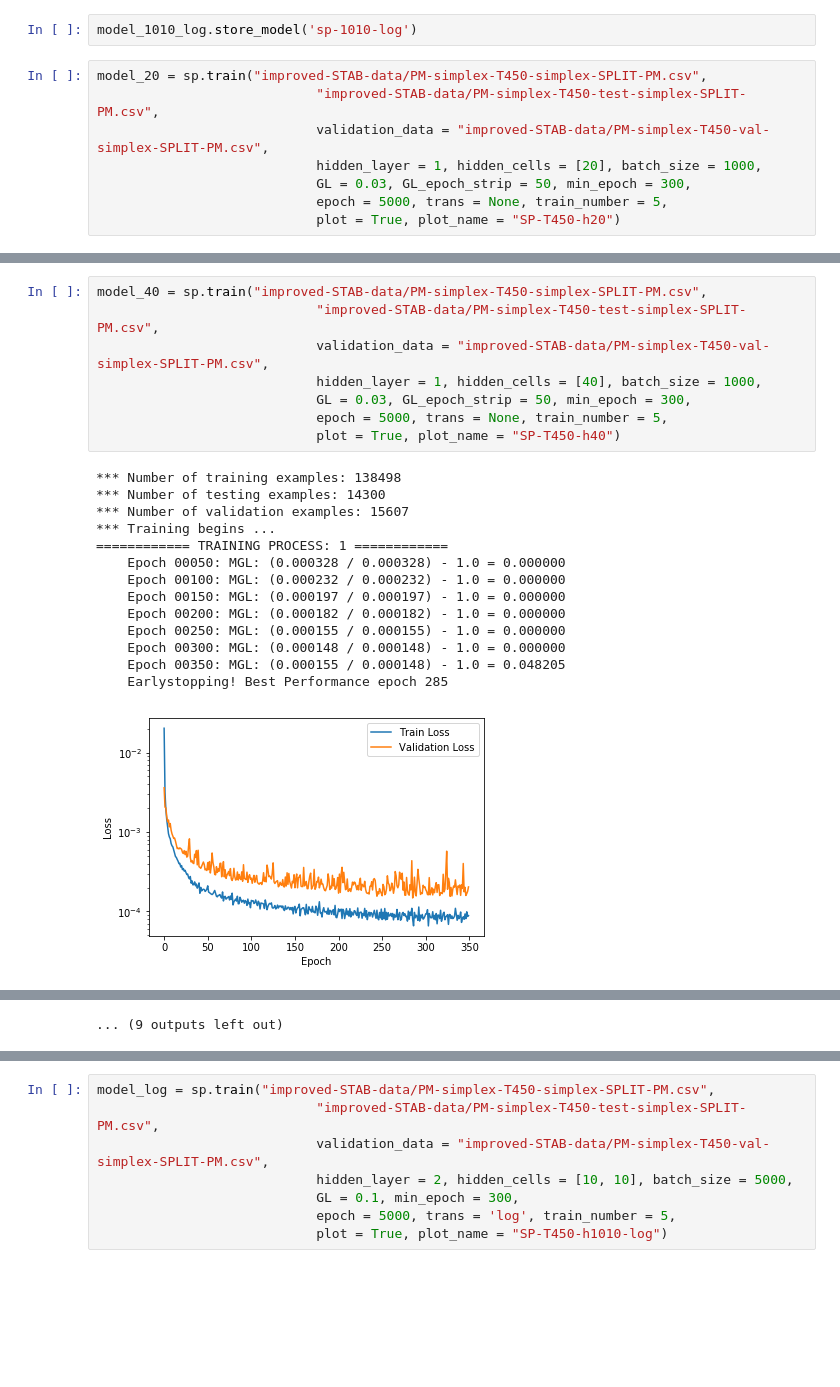
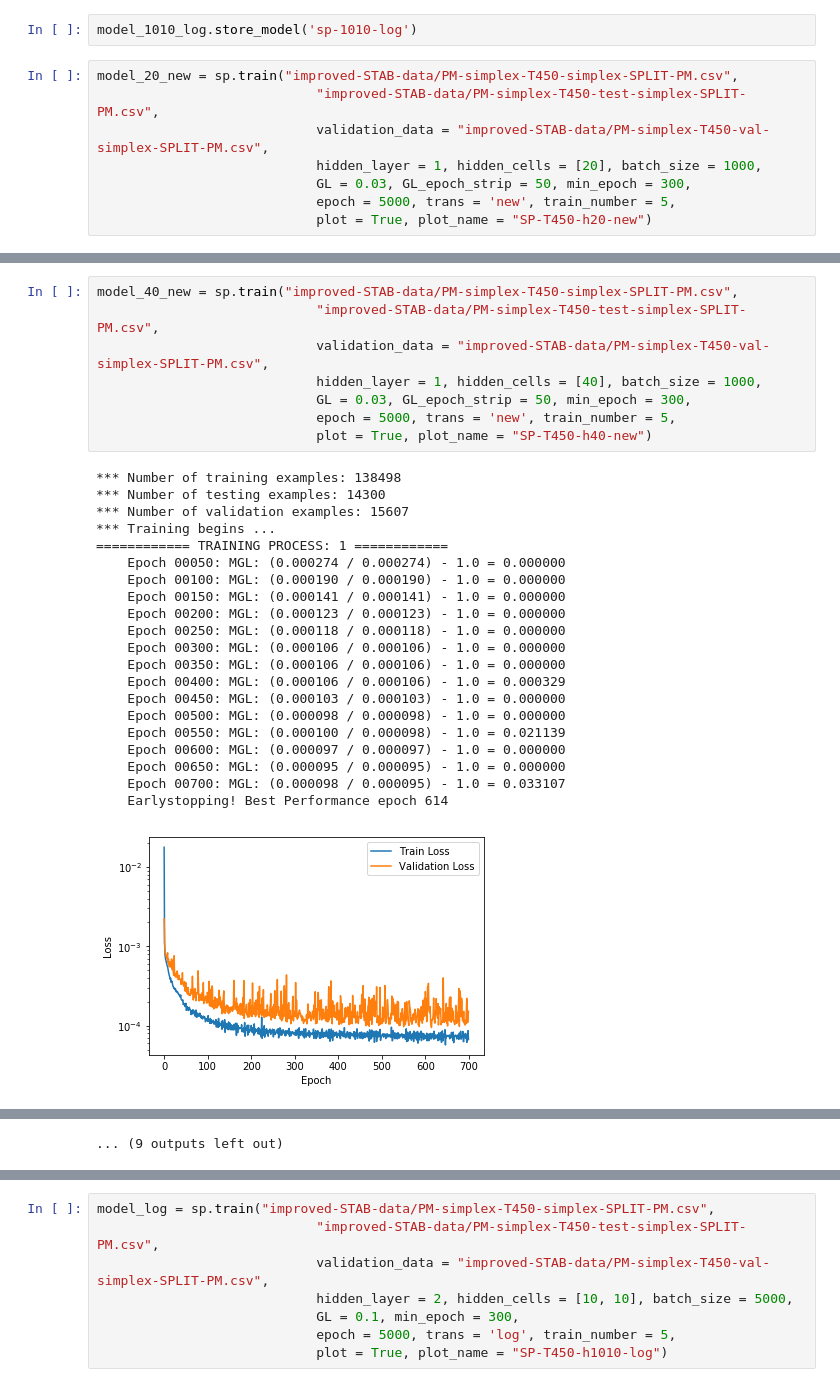
Before and after one commit to Arsennnic/ANN-FC-2.0, a Jupyter notebook: train_split.ipynb, the cells around one changed output, grey strips where cells are left out. Drawn from its saved outputs; the diff is of its cells as text; blank space fills up the shorter version.

```diff
--- a/train_split.ipynb
+++ b/train_split.ipynb
@@ -318,13 +318,13 @@ model_1010_new.store_model('sp-1010-new')
 # %%
 model_1010_log.store_model('sp-1010-log')
 # %%
-model_20 = sp.train("improved-STAB-data/PM-simplex-T450-simplex-SPLIT-PM.csv",
+model_20_new = sp.train("improved-STAB-data/PM-simplex-T450-simplex-SPLIT-PM.csv",
                             "improved-STAB-data/PM-simplex-T450-test-simplex-SPLIT-PM.csv",
                             validation_data = "improved-STAB-data/PM-simplex-T450-val-simplex-SPLIT-PM.csv",
                             hidden_layer = 1, hidden_cells = [20], batch_size = 1000,
                             GL = 0.03, GL_epoch_strip = 50, min_epoch = 300,
-                            epoch = 5000, trans = None, train_number = 5,
-                            plot = True, plot_name = "SP-T450-h20")
+                            epoch = 5000, trans = 'new', train_number = 5,
+                            plot = True, plot_name = "SP-T450-h20-new")
 # %% [output]
 *** Number of training examples: 138498
 *** Number of testing examples: 14300
@@ -416,24 +406,31 @@ Time cost: 2210.569847 seconds
 ... (9 outputs left out)
 # %%
-model_40 = sp.train("improved-STAB-data/PM-simplex-T450-simplex-SPLIT-PM.csv",
+model_40_new = sp.train("improved-STAB-data/PM-simplex-T450-simplex-SPLIT-PM.csv",
                             "improved-STAB-data/PM-simplex-T450-test-simplex-SPLIT-PM.csv",
                             validation_data = "improved-STAB-data/PM-simplex-T450-val-simplex-SPLIT-PM.csv",
                             hidden_layer = 1, hidden_cells = [40], batch_size = 1000,
                             GL = 0.03, GL_epoch_strip = 50, min_epoch = 300,
-                            epoch = 5000, trans = None, train_number = 5,
-                            plot = True, plot_name = "SP-T450-h40")
+                            epoch = 5000, trans = 'new', train_number = 5,
+                            plot = True, plot_name = "SP-T450-h40-new")
 # %% [output]
 *** Number of training examples: 138498
 *** Number of testing examples: 14300
 *** Number of validation examples: 15607
 *** Training begins ...
 ============ TRAINING PROCESS: 1 ============
-    Epoch 00050: MGL: (0.000328 / 0.000328) - 1.0 = 0.000000
-    Epoch 00100: MGL: (0.000232 / 0.000232) - 1.0 = 0.000000
-    Epoch 00150: MGL: (0.000197 / 0.000197) - 1.0 = 0.000000
-    Epoch 00200: MGL: (0.000182 / 0.000182) - 1.0 = 0.000000
-    Epoch 00250: MGL: (0.000155 / 0.000155) - 1.0 = 0.000000
-    Epoch 00300: MGL: (0.000148 / 0.000148) - 1.0 = 0.000000
-    Epoch 00350: MGL: (0.000155 / 0.000148) - 1.0 = 0.048205
-    Earlystopping! Best Performance epoch 285
+    Epoch 00050: MGL: (0.000274 / 0.000274) - 1.0 = 0.000000
+    Epoch 00100: MGL: (0.000190 / 0.000190) - 1.0 = 0.000000
+    Epoch 00150: MGL: (0.000141 / 0.000141) - 1.0 = 0.000000
+    Epoch 00200: MGL: (0.000123 / 0.000123) - 1.0 = 0.000000
+    Epoch 00250: MGL: (0.000118 / 0.000118) - 1.0 = 0.000000
+    Epoch 00300: MGL: (0.000106 / 0.000106) - 1.0 = 0.000000
+    Epoch 00350: MGL: (0.000106 / 0.000106) - 1.0 = 0.000000
+    Epoch 00400: MGL: (0.000106 / 0.000106) - 1.0 = 0.000329
+    Epoch 00450: MGL: (0.000103 / 0.000103) - 1.0 = 0.000000
+    Epoch 00500: MGL: (0.000098 / 0.000098) - 1.0 = 0.000000
+    Epoch 00550: MGL: (0.000100 / 0.000098) - 1.0 = 0.021139
+    Epoch 00600: MGL: (0.000097 / 0.000097) - 1.0 = 0.000000
+    Epoch 00650: MGL: (0.000095 / 0.000095) - 1.0 = 0.000000
+    Epoch 00700: MGL: (0.000098 / 0.000095) - 1.0 = 0.033107
+    Earlystopping! Best Performance epoch 614
-[figure, old version]
+[figure, new version]
```
Also changed, not shown: parts of 6 cells of this notebook, 3 other files.
